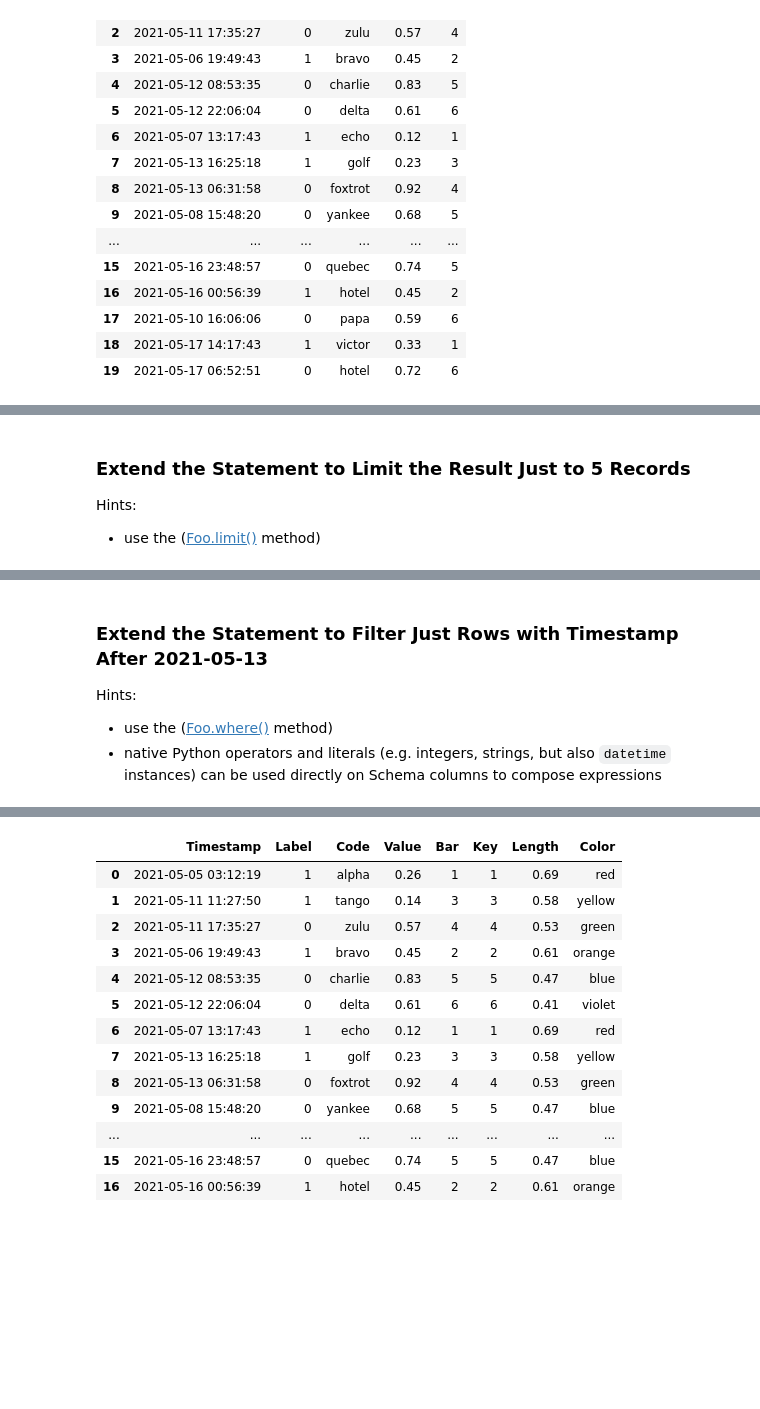
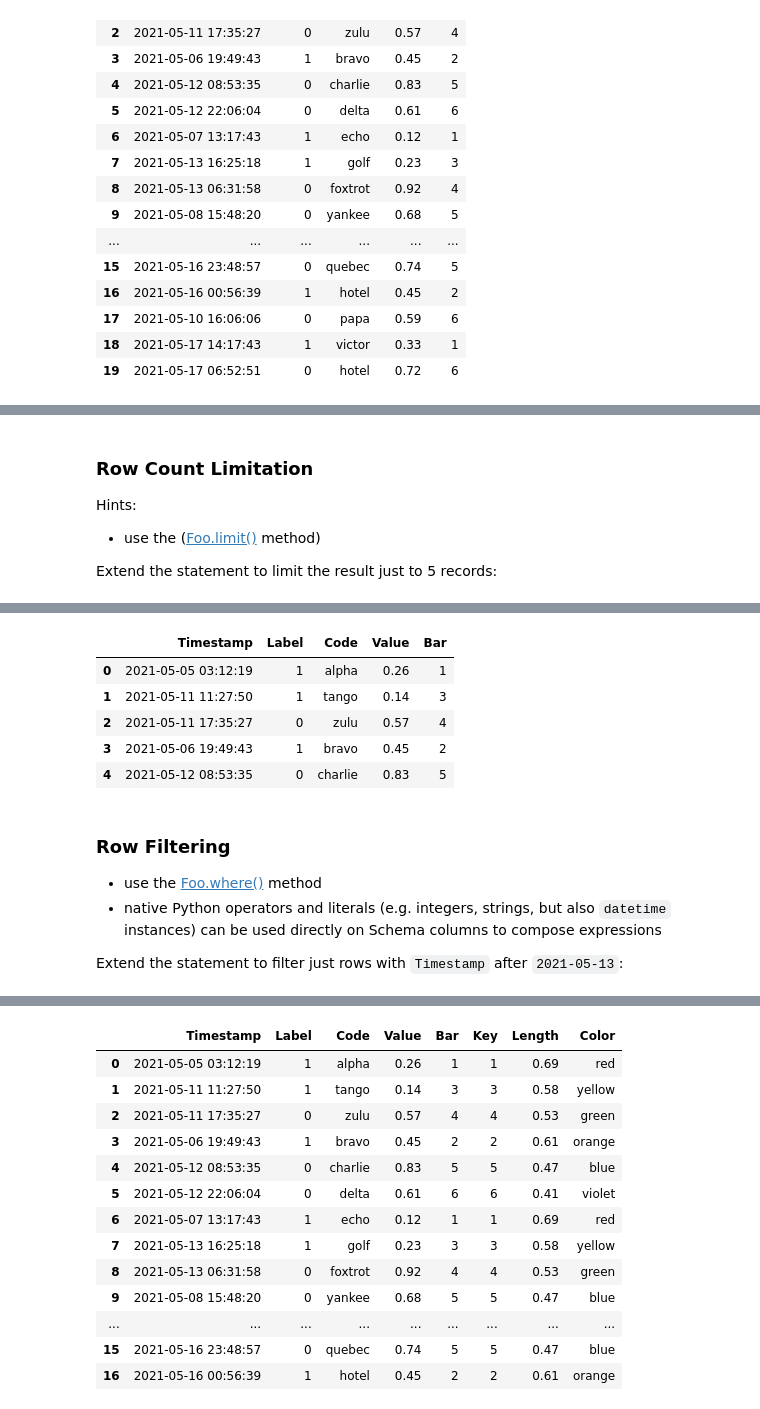
Before and after one commit to formlio/mlprague23, a Jupyter notebook: 2-tutorial/1-data-abstraction.ipynb, the cells around one changed output, grey strips where cells are left out. Saved outputs shown, nothing was run; the diff lists cells and outputs as text; code cells hidden in the pictures; blank space fills up the shorter version.

```diff
--- a/2-tutorial/1-data-abstraction.ipynb
+++ b/2-tutorial/1-data-abstraction.ipynb
@@ -45,9 +42,6 @@ When submitting a workflow
 # %%
-from datetime import datetime, date
+from forml import project
+from forml.pipeline import payload
+from dummycatalog import Foo, Bar, Baz
 
-from forml.project import Source
-from forml.pipeline.payload import ToPandas
-
-from tutorial import Foo, Bar
-
-PIPELINE = ToPandas()
+PIPELINE = payload.ToPandas()
@@ -144,7 +142,14 @@ INFO: 2023-05-15 17:02:36,295: lazy: Loading Foo
 | 18 | 2021-05-17 06:52:51 | 0 | hotel | 0.72 | 6 |
 | 19 | 2021-05-17 14:17:43 | 1 | victor | 0.33 | 1 |
 # %% [markdown]
-### Extend the Statement to Limit the Result Just to 5 Records
+### Row Count Limitation
 
 Hints:
 * use the ([Foo.limit()](https://docs.forml.io/en/latest/dsl/query/design.html#forml.io.dsl.Queryable.limit) method)
+
+Extend the statement to limit the result just to 5 records:
+# %%
+STATEMENT = Foo.limit(5)
+
+project.Source.query(STATEMENT).bind(PIPELINE).launcher.apply()
+# %% [output]
@@ -151,7 +157,14 @@ Hints:
+|  | Timestamp | Label | Code | Value | Bar |
+| 0 | 2021-05-05 03:12:19 | 1 | alpha | 0.26 | 1 |
+| 1 | 2021-05-11 11:27:50 | 1 | tango | 0.14 | 3 |
+| 2 | 2021-05-11 17:35:27 | 0 | zulu | 0.57 | 4 |
+| 3 | 2021-05-06 19:49:43 | 1 | bravo | 0.45 | 2 |
+| 4 | 2021-05-12 08:53:35 | 0 | charlie | 0.83 | 5 |
 # %% [markdown]
-### Extend the Statement to Filter Just Rows with Timestamp After 2021-05-13
+### Row Filtering
 
-Hints:
-* use the ([Foo.where()](https://docs.forml.io/en/latest/dsl/query/design.html#forml.io.dsl.Queryable.where) method)
+* use the [Foo.where()](https://docs.forml.io/en/latest/dsl/query/design.html#forml.io.dsl.Queryable.where) method
 * native Python operators and literals (e.g. integers, strings, but also `datetime` instances) can be used directly on Schema columns to compose expressions
+
+Extend the statement to filter just rows with `Timestamp` after `2021-05-13`:
 # %%
```
Also changed, not shown: parts of 17 cells of this notebook, 6 other files.
